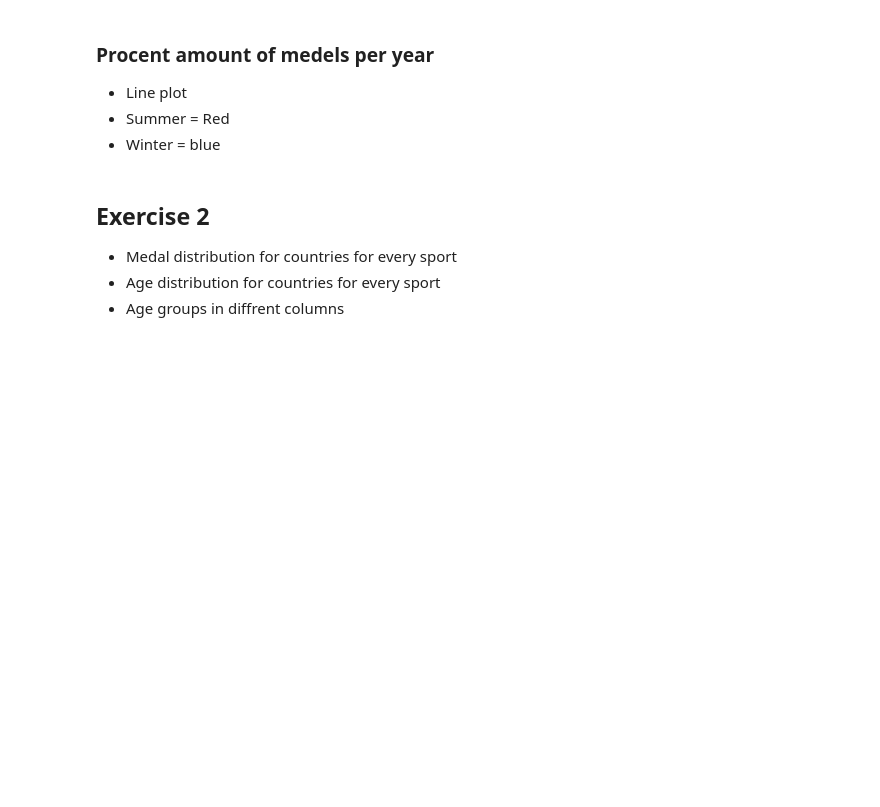
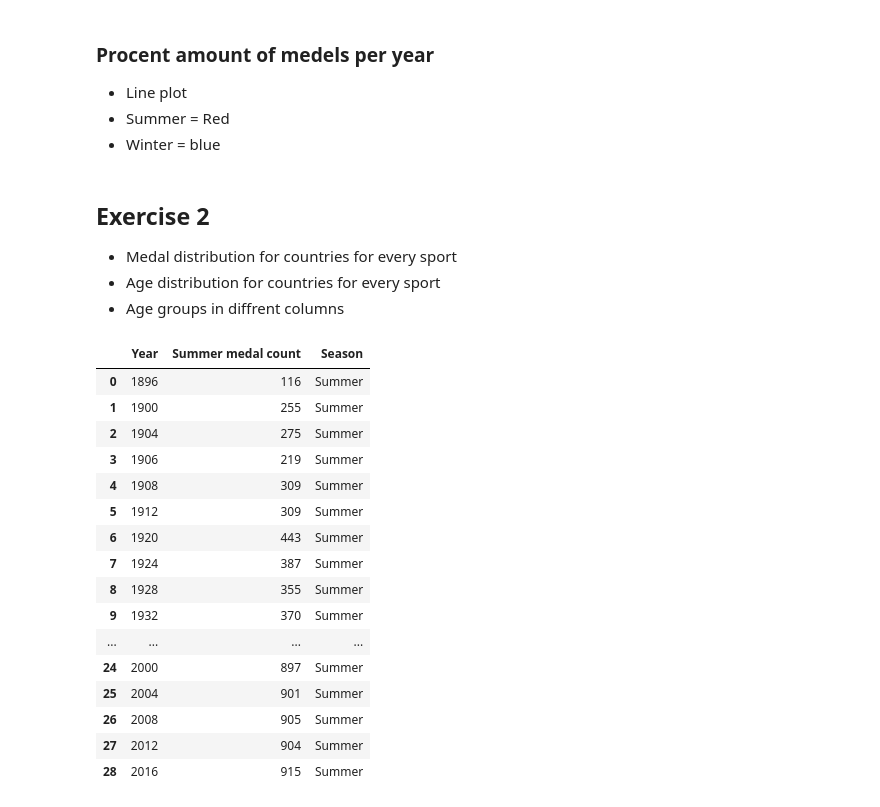
Before and after one commit to FabianAndersson17/Databehandling-OS-Fredrik-Fabian, a Jupyter notebook: Fabian_notebook.ipynb, the cells around one changed output. Cells and saved outputs as stored; diff of their text form; code cells hidden in the pictures; blank space fills up the shorter version.

```diff
--- a/Fabian_notebook.ipynb
+++ b/Fabian_notebook.ipynb
@@ -283,3 +283,62 @@ number_ages_speed_skating = number_ages_speed_skating["Age"].value_counts().rese
 number_ages_speed_skating = number_ages_speed_skating.sort_values(by="Age").reset_index(drop=True)
 fig = px.bar(number_ages_speed_skating, x="Age", y="Age count", title="Age distribution in speed skating")
 fig.show()
+# %%
+seasons_list = ["Summer", "Winter"]
+seasonal_medals_RUS = []
+seasonal_medals_total = []
+
+for i, item in enumerate(seasons_list):
+    russia_medals = russia_data[russia_data["Season"].isin([item])].reset_index(drop=True)
+    russia_gold = russia_medals[(russia_medals["Medal"] == "Gold")].reset_index(drop=True)
+    russia_silver = russia_medals[(russia_medals["Medal"] == "Silver")].reset_index(drop=True)
+    russia_bronze = russia_medals[(russia_medals["Medal"] == "Bronze")].reset_index(drop=True)
+    russia_seasonal_data = pd.concat([russia_gold, russia_silver, russia_bronze])
+    russia_seasonal_medals = russia_seasonal_data["Year"].value_counts().reset_index().rename({"Year": f"{item} medal count", "index": "Year"}, axis="columns")
+    russia_seasonal_medals = russia_seasonal_medals.sort_values(by="Year", ascending=True).reset_index(drop=True)
+    russia_seasonal_medals["Season"] = seasons_list[i]
+
+    if item == "Summer":
+        summer_rus_medals = russia_seasonal_medals
+        seasonal_medals_RUS.append(summer_rus_medals)
+    elif item == "Winter":
+        winter_rus_medals = russia_seasonal_medals
+        seasonal_medals_RUS.append(winter_rus_medals)
+
+for i, item in enumerate(seasons_list):
+    total_medals = athlete_data[athlete_data["Season"].isin([item])].reset_index(drop=True)
+    total_gold = total_medals[(total_medals["Medal"] == "Gold")].reset_index(drop=True)
+    total_silver = total_medals[(total_medals["Medal"] == "Silver")].reset_index(drop=True)
+    totla_bronze = total_medals[(total_medals["Medal"] == "Bronze")].reset_index(drop=True)
+    total_seasonal_data = pd.concat([total_gold, total_silver, totla_bronze])
+    total_seasonal_medals = total_seasonal_data["Year"].value_counts().reset_index().rename({"Year": f"{item} medal count", "index": "Year"}, axis="columns")
+    total_seasonal_medals = total_seasonal_medals.sort_values(by="Year", ascending=True).reset_index(drop=True)
+    total_seasonal_medals["Season"] = seasons_list[i]
+
+    if item == "Summer":
+        summer_total_medals = total_seasonal_medals
+        seasonal_medals_total.append(summer_total_medals)
+    elif item == "Winter":
+        winter_total_medals = total_seasonal_medals
+        seasonal_medals_total.append(winter_total_medals)
+
+
+seasonal_medals_total[0]
+# %% [output]
+|  | Year | Summer medal count | Season |
+| 0 | 1896 | 116 | Summer |
+| 1 | 1900 | 255 | Summer |
+| 2 | 1904 | 275 | Summer |
+| 3 | 1906 | 219 | Summer |
+| 4 | 1908 | 309 | Summer |
+| 5 | 1912 | 309 | Summer |
+| 6 | 1920 | 443 | Summer |
+| 7 | 1924 | 387 | Summer |
+| 8 | 1928 | 355 | Summer |
+| 9 | 1932 | 370 | Summer |
+| ... | ... | ... | ... |
+| 24 | 2000 | 897 | Summer |
+| 25 | 2004 | 901 | Summer |
+| 26 | 2008 | 905 | Summer |
+| 27 | 2012 | 904 | Summer |
+| 28 | 2016 | 915 | Summer |
```
